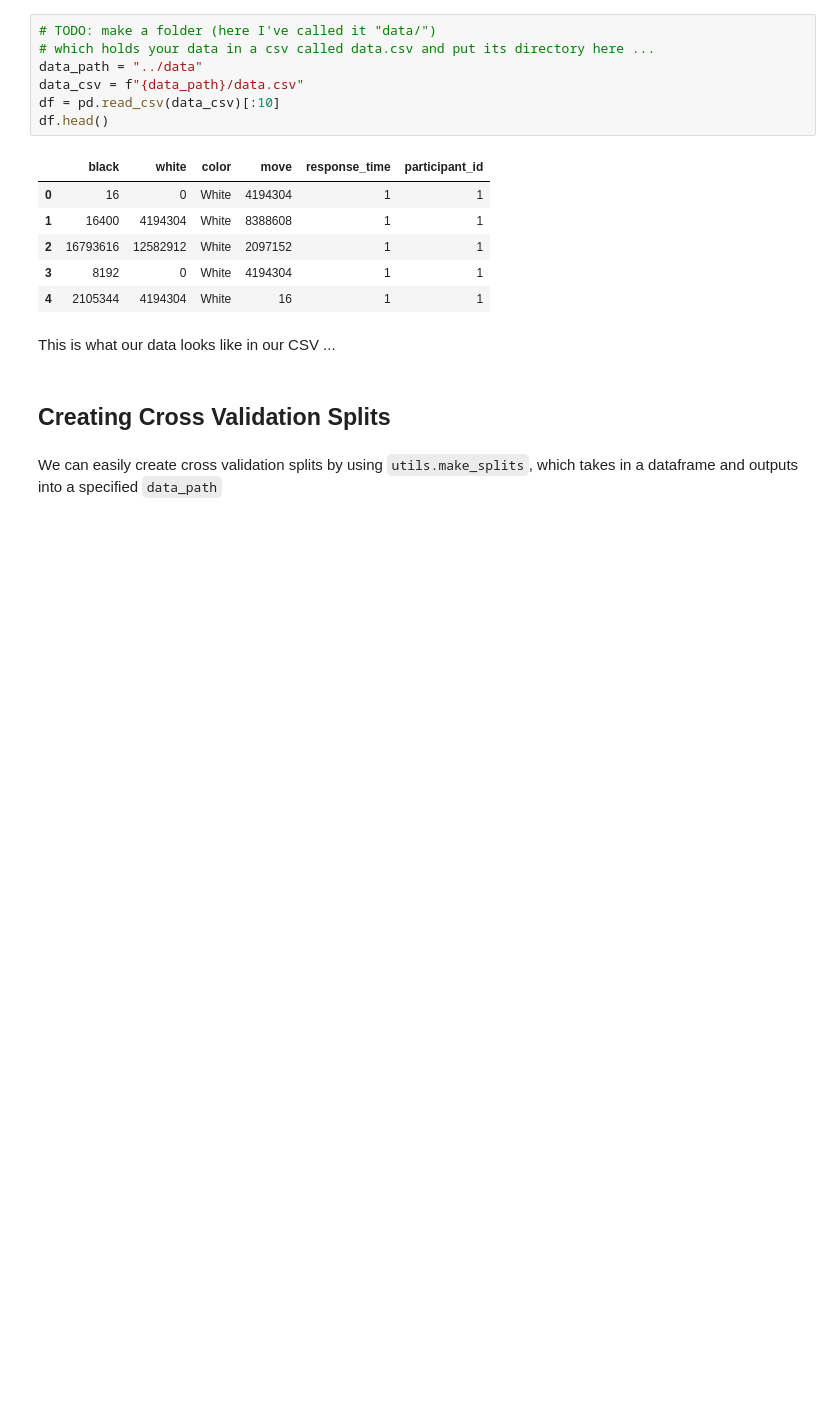
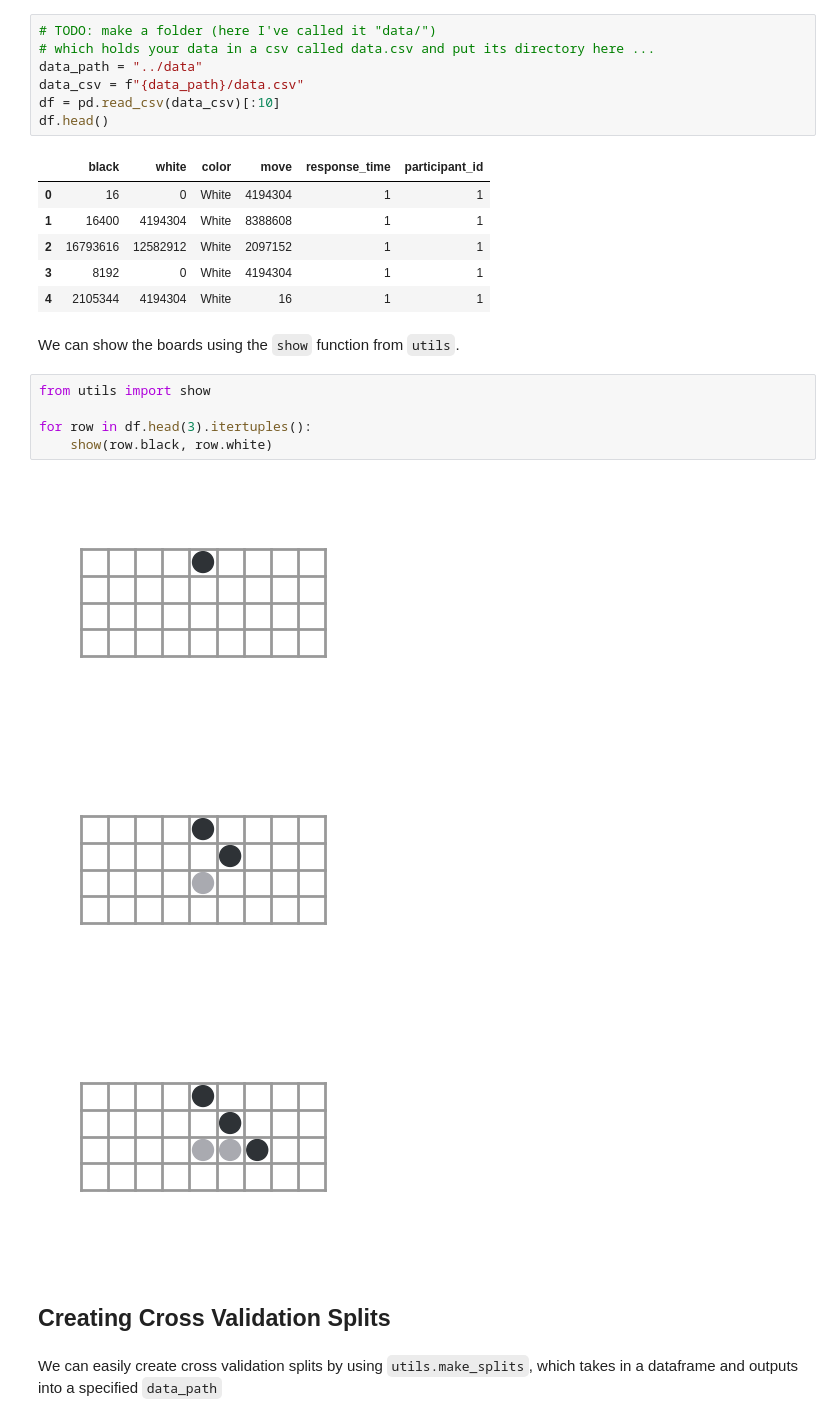
Before and after one commit to WeiJiMaLab/ninarow, a Jupyter notebook: demos/Model Fitting.ipynb, the cells around one changed output. Saved outputs shown, nothing was run; the diff lists cells and outputs as text; blank space fills up the shorter version.

Commit message:
Adding visualization in utils

```diff
--- a/demos/Model Fitting.ipynb
+++ b/demos/Model Fitting.ipynb
@@ -62,7 +53,16 @@ df.head()
 | 3 | 8192 | 0 | White | 4194304 | 1 | 1 |
 | 4 | 2105344 | 4194304 | White | 16 | 1 | 1 |
 # %% [markdown]
-This is what our data looks like in our CSV ...
+We can show the boards using the `show` function from `utils`.
+# %%
+from utils import show
+
+for row in df.head(3).itertuples():
+    show(row.black, row.white)
+# %% [output]
+[figure, added]
+[figure, added]
+[figure, added]
 # %% [markdown]
 ## Creating Cross Validation Splits
 # %% [markdown]
```
Also changed, not shown: parts of 15 cells of this notebook, 2 other files.
